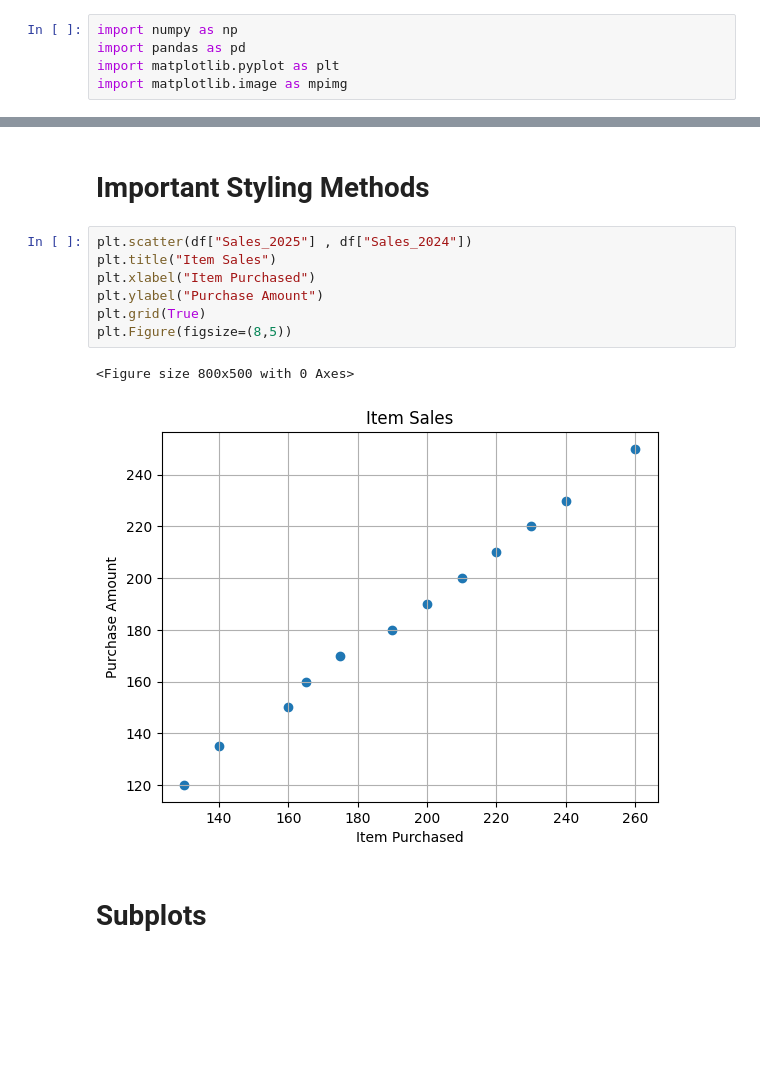
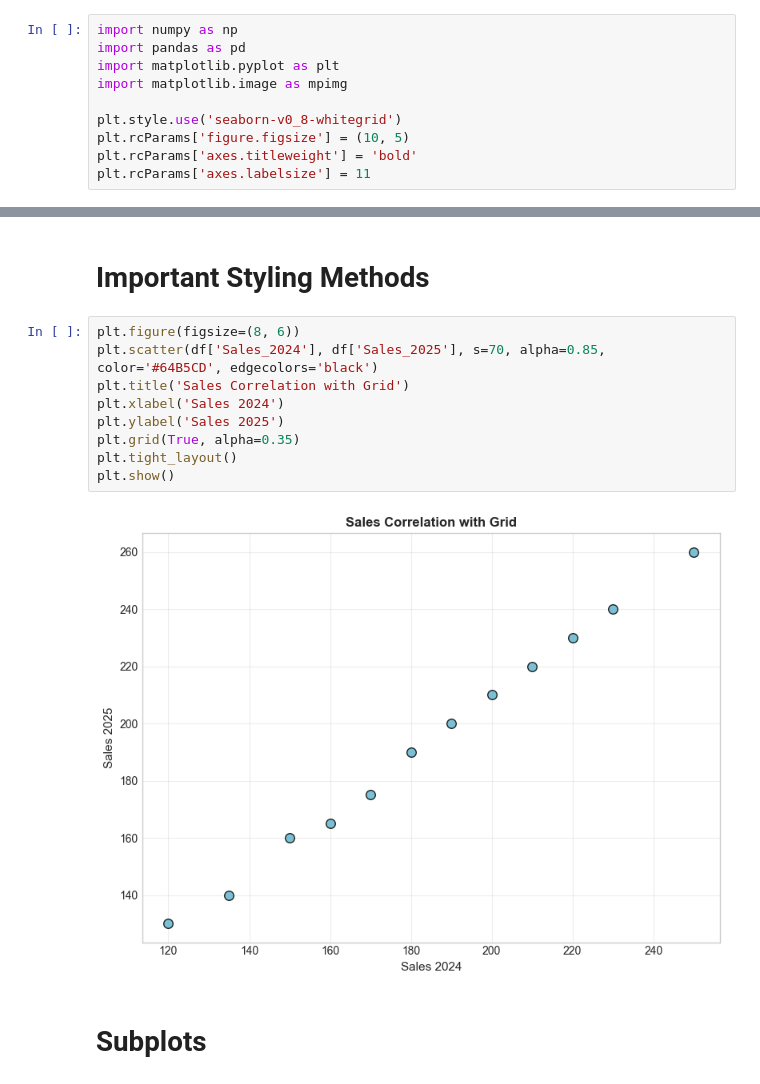
Before and after one commit to T-REX-C0DER/Data-Visualization-with-Python, a Jupyter notebook: Matplotlib.ipynb, the cells around one changed output, grey strips where cells are left out. Cells and saved outputs as stored; diff of their text form; blank space fills up the shorter version.

```diff
--- a/Matplotlib.ipynb
+++ b/Matplotlib.ipynb
@@ -3,6 +3,11 @@ import numpy as np
 import pandas as pd
 import matplotlib.pyplot as plt
 import matplotlib.image as mpimg
+
+plt.style.use('seaborn-v0_8-whitegrid')
+plt.rcParams['figure.figsize'] = (10, 5)
+plt.rcParams['axes.titleweight'] = 'bold'
+plt.rcParams['axes.labelsize'] = 11
 # %% [markdown]
 # MATPLOTLIB
 # %%
@@ -107,15 +130,16 @@ Text(0.5, 1.0, 'Item Sales')
 # %% [markdown]
 # Important Styling Methods
 # %%
-plt.scatter(df["Sales_2025"] , df["Sales_2024"])
-plt.title("Item Sales")
-plt.xlabel("Item Purchased")
-plt.ylabel("Purchase Amount")
-plt.grid(True)
-plt.Figure(figsize=(8,5))
+plt.figure(figsize=(8, 6))
+plt.scatter(df['Sales_2024'], df['Sales_2025'], s=70, alpha=0.85, color='#64B5CD', edgecolors='black')
+plt.title('Sales Correlation with Grid')
+plt.xlabel('Sales 2024')
+plt.ylabel('Sales 2025')
+plt.grid(True, alpha=0.35)
+plt.tight_layout()
+plt.show()
 # %% [output]
-<Figure size 800x500 with 0 Axes>
-[figure, old version]
+[figure, new version]
 # %% [markdown]
 # Subplots
 # %%
```
Also changed, not shown: parts of 10 cells of this notebook, 3 other files.
